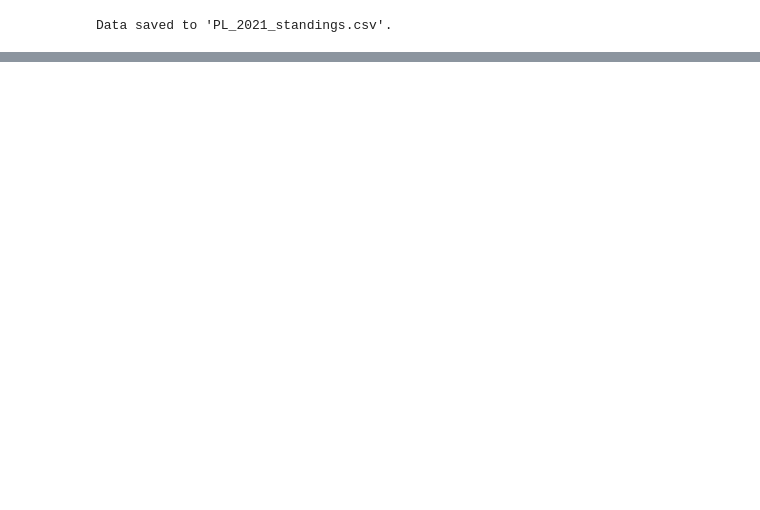
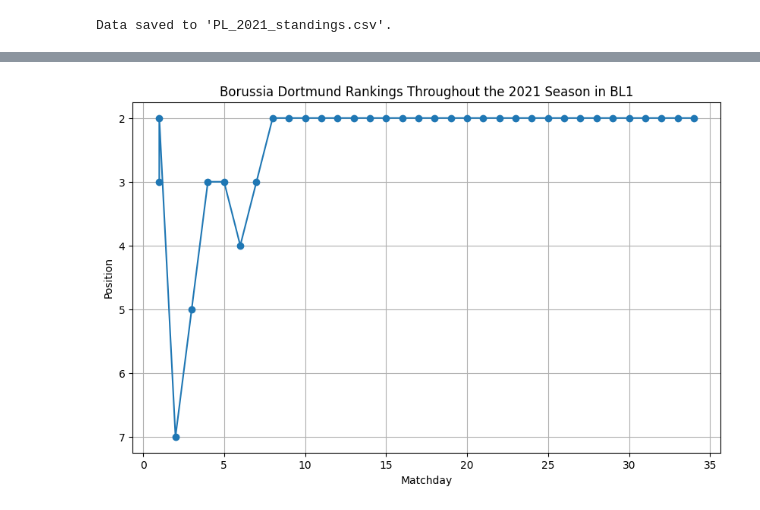
Before and after one commit to honzaskl/Football_Top_Leagues_Analysis, a Jupyter notebook: IES_python.ipynb, the cells around one changed output, grey strips where cells are left out. Drawn from its saved outputs; the diff is of its cells as text; code cells hidden in the pictures; blank space fills up the shorter version.

```diff
--- a/IES_python.ipynb
+++ b/IES_python.ipynb
@@ -3,14 +3,14 @@ import requests
 import pandas as pd
 
 # PL
-api_token = 'f979014853134c63bab59fba59b659cd'
-url = 'https://api.football-data.org/v4/competitions/PD/standings'
+api_token = 'fe99bf7a91b04b59948cda6eeef8e12c'
+url = 'https://api.football-data.org/v4/competitions/BL1/standings'
 headers = {'X-Auth-Token': api_token}
 
 # Parameters to select matchday and seasone
 params = {
     'season': '2021',
-    'matchday': '13'
+    'matchday': '1'
 }
 
 
@@ -46,7 +46,7 @@ if response.status_code == 200:
         standings_df = pd.DataFrame(all_standings)
 
 
-        standings_df.to_csv('PD2_2021_standings.csv', index=False)
+        standings_df.to_csv('BL1', index=False)
         print("Data saved to 'PL_2021_standings.csv'.")
     else:
         print("No 'standings' key found in the JSON response.")
@@ -66,7 +66,7 @@ url = 'https://api.football-data.org/v4/competitions/PL/standings'
 headers = {'X-Auth-Token': api_token}
 
 # Parameters to select the season
-season = '2021'
+season = '2020'
 total_matchdays = 38  # Total matchdays
 
 # List to store all standings data
@@ -121,7 +121,7 @@ for matchday in range(1, total_matchdays + 1):
 standings_df = pd.DataFrame(all_standings)
 
 # Save the DataFrame to a CSV file
-standings_df.to_csv('PL_2021_standings_all_matchdays.csv', index=False)
+standings_df.to_csv('PL_2021_standings.csv', index=False)
 print("Data saved to 'PL_2021_standings_all_matchdays.csv'.")
 
 # Plotting the time series graph
@@ -138,0 +142,88 @@ plt.show()
+# %%
+import requests
+import pandas as pd
+import matplotlib.pyplot as plt
+import time
+
+# API token and URL setup
+api_token = 'fe99bf7a91b04b59948cda6eeef8e12c'
+headers = {'X-Auth-Token': api_token}
+
+# Parameters to select the season and league
+season = '2021'
+league_code = 'BL1'
+
+
+if league_code in ['PD', 'PL', 'SA']:
+    total_matchdays = 38
+elif league_code in ['BL1', 'FL1']:
+    total_matchdays = 34
+else:
+    raise ValueError("Unsupported league code")
+
+# Base URL for the API
+base_url = 'https://api.football-data.org/v4/competitions'
+
+# List to store all standings data
+all_standings = []
+
+# Loop through each matchday
+for matchday in range(1, total_matchdays + 1):
+    url = f'{base_url}/{league_code}/standings'
+    params = {
+        'season': season,
+        'matchday': str(matchday)  # Ensure matchday is a string for the parameter
+    }
+
+    # Making the request with the specified parameters
+    response = requests.get(url, headers=headers, params=params)
+
+
+    if response.status_code == 200:
+        data = response.json()
+
+        # Check if the 'standings' data is available
+        if 'standings' in data:
+            for standing_type in data['standings']:
+                if standing_type['stage'] == 'REGULAR_SEASON':
+                    for entry in standing_type['table']:
+
+                        if entry['playedGames'] == matchday:
+                            team_info = entry['team']
+                            all_standings.append({
+                                'matchday': matchday,
+                                'position': entry['position'],
+                                'team_name': team_info['name'],
+                                'playedGames': entry['playedGames'],
+                            })
+        else:
+            print(f"No standings data found for matchday {matchday}")
+
+        time.sleep(10)
+    else:
+        print(f"Failed to retrieve data for matchday {matchday}: ", response.status_code)
+        print(response.text)  # Print the response text for more details
+
+        if response.status_code == 429:
+            time.sleep(10)
+
+
+standings_df = pd.DataFrame(all_standings)
+
+# Plotting the time series graph
+team_name = 'Borussia Dortmund'
+team_data = standings_df[standings_df['team_name'] == team_name]
+
+if not team_data.empty:
+    plt.figure(figsize=(10, 6))
+    plt.plot(team_data['matchday'], team_data['position'], marker='o')
+    plt.gca().invert_yaxis()  # Invert y-axis to show 1 at the top
+    plt.title(f"{team_name} Rankings Throughout the 2021 Season in {league_code}")
+    plt.xlabel("Matchday")
+    plt.ylabel("Position")
+    plt.grid(True)
+    plt.show()
+else:
+    print(f"No data found for team {team_name}")
+# %% [output]
+[figure, added]
```
Also changed, not shown: parts of 1 cell of this notebook.
